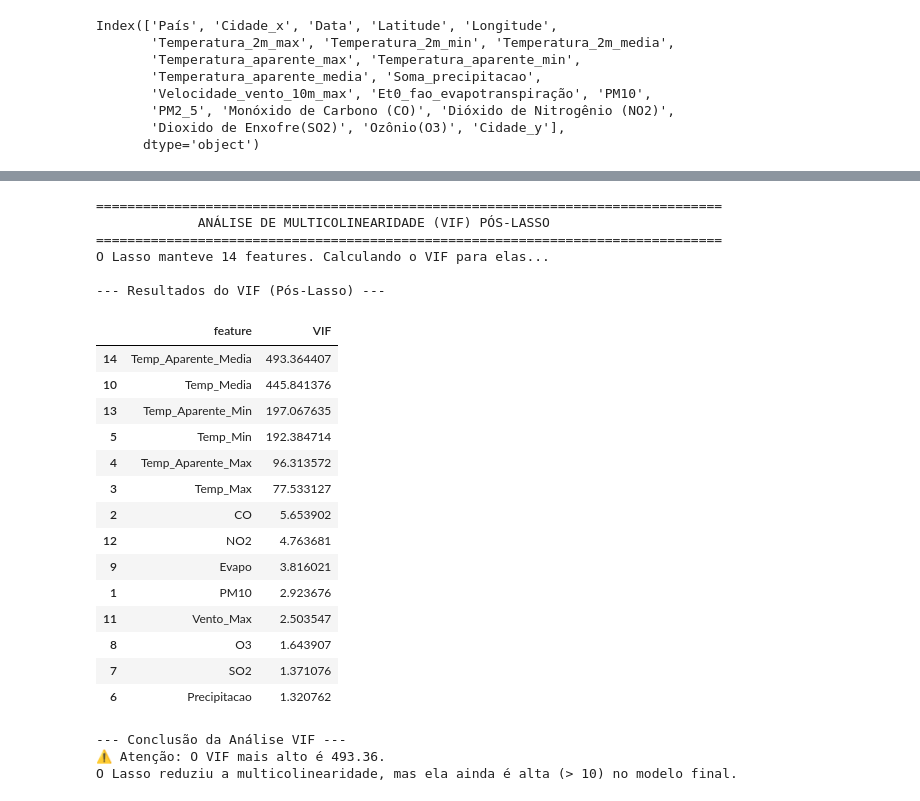
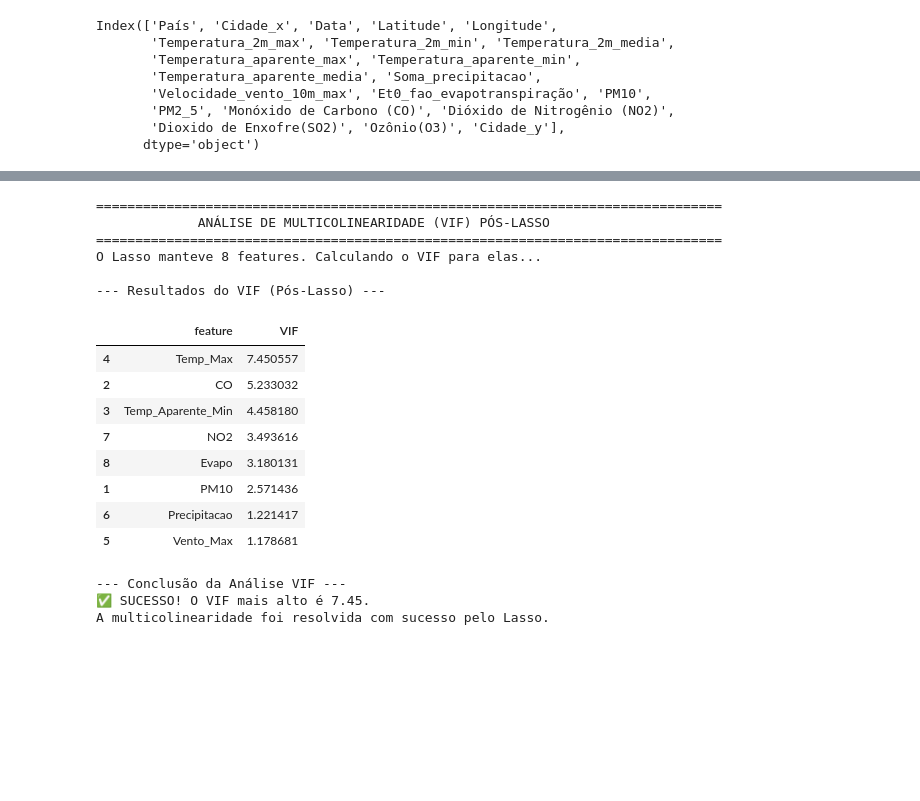
Before and after one commit to carolinabarcellos/AnaliseQualidadeAr, a Jupyter notebook: correlacao_e_regressao.ipynb, the cells around one changed output, grey strips where cells are left out. Cells and saved outputs as stored; diff of their text form; code cells hidden in the pictures; blank space fills up the shorter version.

```diff
--- a/correlacao_e_regressao.ipynb
+++ b/correlacao_e_regressao.ipynb
@@ -903,9 +828,8 @@ R² do Lasso no Conjunto de Teste: 0.9912
 # %%
-#@title 10 - Verificação Final: VIF (Variance Inflation Factor)
+#Verificação: VIF (Variance Inflation Factor)
 
 from statsmodels.stats.outliers_influence import variance_inflation_factor
 import statsmodels.api as sm
-import pandas as pd # (Provavelmente já importado)
 
 print("\n" + "="*80)
 print("             ANÁLISE DE MULTICOLINEARIDADE (VIF) PÓS-LASSO")
@@ -913,7 +837,7 @@ print("="*80)
 
 # --- 1. Pegar a lista de features que o Lasso MANTEVE ---
 # (A variável 'coeficientes_mantidos' foi criada na célula anterior)
-lista_features_finais = coeficientes_mantidos['Feature'].tolist()
+lista_features_finais = mantidas['Feature'].tolist()
 
 if not lista_features_finais:
     print("⚠️ O Lasso zerou todas as features! Não é possível calcular o VIF.")
@@ -932,48 +856,42 @@ else:
     # Criamos um DataFrame para guardar os resultados
     vif_data = pd.DataFrame()
     vif_data["feature"] = X_vif_com_const.columns
     vif_data["VIF"] = [variance_inflation_factor(X_vif_com_const.values, i)
                        for i in range(X_vif_com_const.shape[1])]
 
     # --- 5. Mostrar os resultados (sem a 'const' e ordenados) ---
     vif_resultados = vif_data[vif_data["feature"] != "const"].sort_values(by="VIF", ascending=False)
 
     print("\n--- Resultados do VIF (Pós-Lasso) ---")
     display(vif_resultados)
 
     # --- 6. Conclusão ---
     print("\n--- Conclusão da Análise VIF ---")
     max_vif = vif_resultados['VIF'].max()
 
     # Regra de Bolso: VIF < 10 é considerado saudável.
     if max_vif < 10:
         print(f"✅ SUCESSO! O VIF mais alto é {max_vif:.2f}.")
         print("A multicolinearidade foi resolvida com sucesso pelo Lasso.")
     else:
         print(f"⚠️ Atenção: O VIF mais alto é {max_vif:.2f}.")
         print("O Lasso reduziu a multicolinearidade, mas ela ainda é alta (> 10) no modelo final.")
 # %% [output]
 ================================================================================
              ANÁLISE DE MULTICOLINEARIDADE (VIF) PÓS-LASSO
 ================================================================================
-O Lasso manteve 14 features. Calculando o VIF para elas...
+O Lasso manteve 8 features. Calculando o VIF para elas...
 
 --- Resultados do VIF (Pós-Lasso) ---
 |  | feature | VIF |
-| 14 | Temp_Aparente_Media | 493.364407 |
-| 10 | Temp_Media | 445.841376 |
-| 13 | Temp_Aparente_Min | 197.067635 |
-| 5 | Temp_Min | 192.384714 |
-| 4 | Temp_Aparente_Max | 96.313572 |
-| 3 | Temp_Max | 77.533127 |
-| 2 | CO | 5.653902 |
-| 12 | NO2 | 4.763681 |
-| 9 | Evapo | 3.816021 |
-| 1 | PM10 | 2.923676 |
-| 11 | Vento_Max | 2.503547 |
-| 8 | O3 | 1.643907 |
-| 7 | SO2 | 1.371076 |
-| 6 | Precipitacao | 1.320762 |
+| 4 | Temp_Max | 7.450557 |
+| 2 | CO | 5.233032 |
+| 3 | Temp_Aparente_Min | 4.458180 |
+| 7 | NO2 | 3.493616 |
+| 8 | Evapo | 3.180131 |
+| 1 | PM10 | 2.571436 |
+| 6 | Precipitacao | 1.221417 |
+| 5 | Vento_Max | 1.178681 |
 --- Conclusão da Análise VIF ---
-⚠️ Atenção: O VIF mais alto é 493.36.
-O Lasso reduziu a multicolinearidade, mas ela ainda é alta (> 10) no modelo final.
+✅ SUCESSO! O VIF mais alto é 7.45.
+A multicolinearidade foi resolvida com sucesso pelo Lasso.
```
Also changed, not shown: parts of 5 cells of this notebook.
